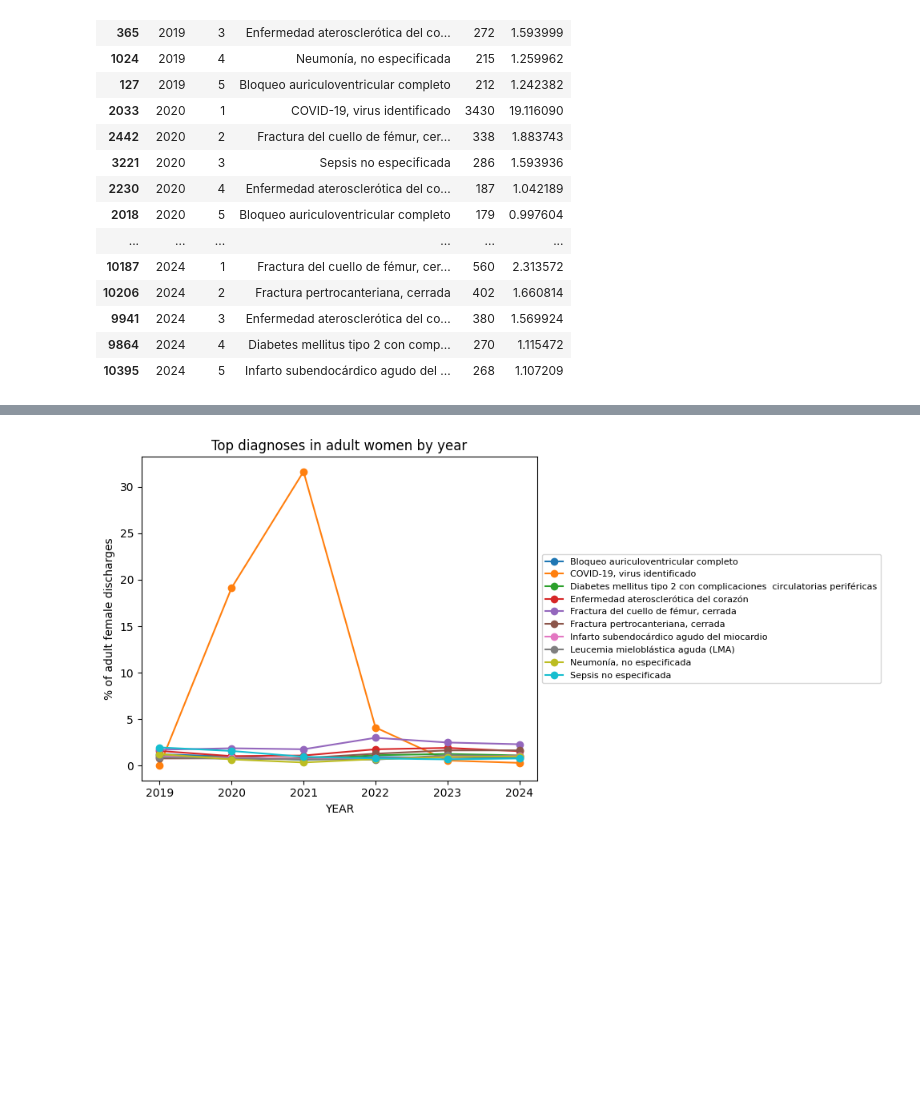
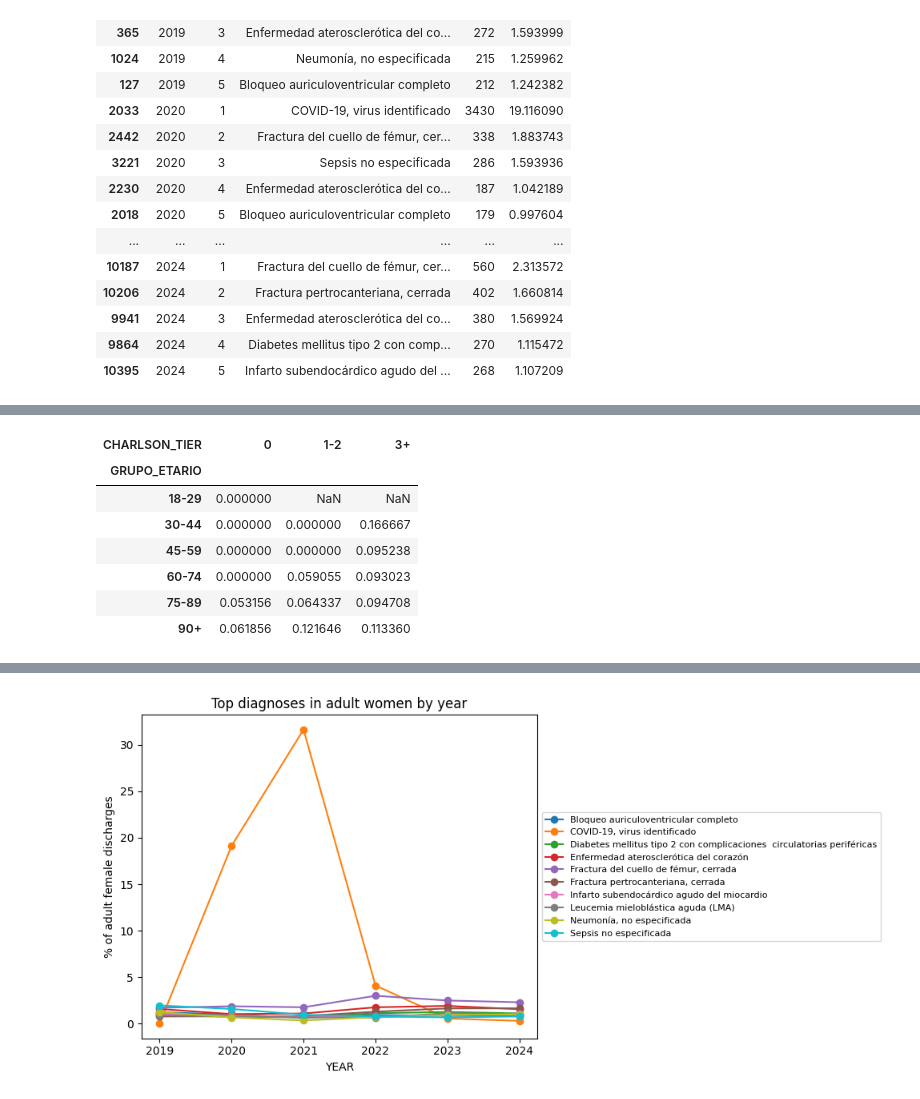
Before and after one commit to pbj-glitch/BusinessIntelligence, a Jupyter notebook: c1MariaLukas.ipynb, the cells around one changed output, grey strips where cells are left out. Saved outputs shown, nothing was run; the diff lists cells and outputs as text; code cells hidden in the pictures; blank space fills up the shorter version.

```diff
--- a/c1MariaLukas.ipynb
+++ b/c1MariaLukas.ipynb
@@ -281,0 +326,20 @@ top5[['YEAR', 'rank', 'DESCRIPCION', 'n', 'pct']]
+# %%
+hip.groupby('GRUPO_ETARIO', observed=True).agg(
+    n=('DIAS_ESTANCIA', 'size'),
+    mediana_charlson=('INDICE_CHARLSON', 'median'),
+    media_charlson=('INDICE_CHARLSON', 'mean'),
+    mediana_comorbilidades=('N_COMORBILIDADES', 'median'),
+    media_comorbilidades=('N_COMORBILIDADES', 'mean'),
+    mortalidad=('FALLECIDO', 'mean')
+)
+hip['CHARLSON_TIER'] = pd.cut(hip['INDICE_CHARLSON'], bins=[-1, 0, 2, 100], labels=['0', '1-2', '3+'])
+pd.crosstab(hip['GRUPO_ETARIO'], hip['CHARLSON_TIER'], values=hip['FALLECIDO'], aggfunc='mean')
+# %% [output]
+| CHARLSON_TIER | 0 | 1-2 | 3+ |
+| GRUPO_ETARIO |  |  |  |
+| 18-29 | 0.000000 | NaN | NaN |
+| 30-44 | 0.000000 | 0.000000 | 0.166667 |
+| 45-59 | 0.000000 | 0.000000 | 0.095238 |
+| 60-74 | 0.000000 | 0.059055 | 0.093023 |
+| 75-89 | 0.053156 | 0.064337 | 0.094708 |
+| 90+ | 0.061856 | 0.121646 | 0.113360 |
```
Also changed, not shown: parts of 4 cells of this notebook.
